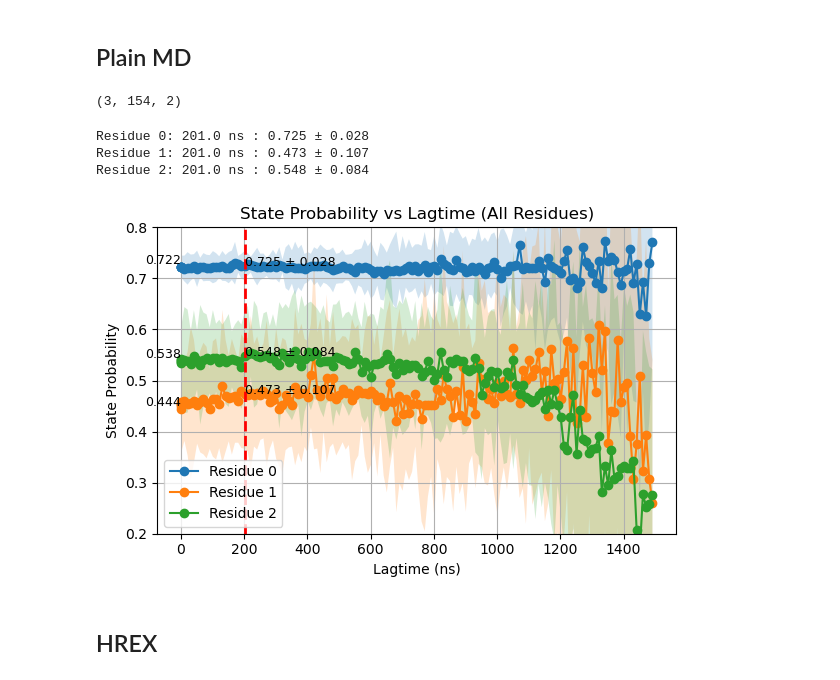
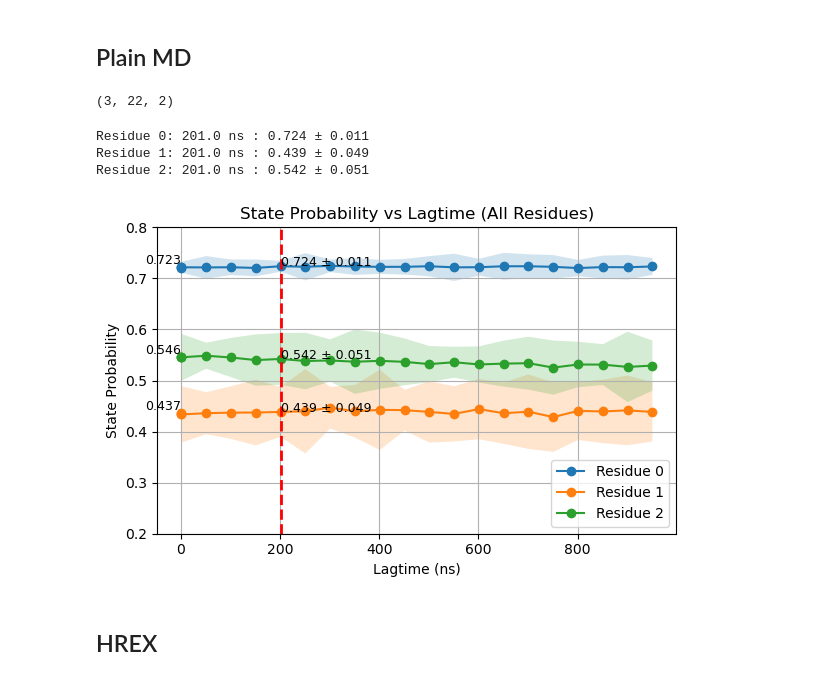
Before and after one commit to starwingc/peptoid_ESM, a Jupyter notebook: Analysis/stationary_population_res.ipynb, the cells around one changed output. Saved outputs shown, nothing was run; the diff lists cells and outputs as text; code cells hidden in the pictures.

```diff
--- a/Analysis/stationary_population_res.ipynb
+++ b/Analysis/stationary_population_res.ipynb
@@ -27,14 +27,14 @@ class Data:
 # %%
 plain_md_path = '../Plain_MD/analysis'
 
-omega_loaded = Data.load(f"{plain_md_path}/autocoorel_data/res_implied_timescale_clustersize_70_withnan.pkl").array_list
+omega_loaded = Data.load(f"{plain_md_path}/autocoorel_data/stationary_distributions_1us_5000stride_res.pkl").array_list
 plain_md_pi_all_means = omega_loaded[0]
 plain_md_pi_all_stds = omega_loaded[1]
 plain_md_lagtimes_ns = omega_loaded[4]
 
 plain_md_pi_all_means.shape
 # %% [output]
-(3, 154, 2)
+(3, 22, 2)
 # %%
 residues = [0, 1, 2]
 dt_in_ns = 0.01  # 10 ps per step
@@ -47,40 +47,40 @@ for res in residues:
 
     plt.plot(plain_md_lagtimes_ns, pi_means[:, 1], '-o', label=f'Residue {res}')
 
     # Add shaded region for standard deviation
     plt.fill_between(plain_md_lagtimes_ns,
                         pi_means[:, 1] + pi_stds[:, 1],  # Upper bound
                         pi_means[:, 1] - pi_stds[:, 1],  # Lower bound
                         alpha=0.2)
 
     # Annotate the first point with its value (index 0)
     first_x0 = plain_md_lagtimes_ns[0]
     first_y0 = pi_means[0, 1]
     plt.text(first_x0, first_y0, f"{first_y0:.3f}", fontsize=9, ha='right', va='bottom')
 
     # Annotate lagtime index 24
-    first_x = plain_md_lagtimes_ns[24]
-    first_y = pi_means[24, 1]
-    first_y_var = pi_stds[24, 1]
+    first_x = plain_md_lagtimes_ns[6]
+    first_y = pi_means[6, 1]
+    first_y_var = pi_stds[6, 1]
     plt.text(first_x, first_y,  f"{first_y:.3f} ± {first_y_var:.3f}", fontsize=9)
     print(f"Residue {res}: {first_x} ns : {first_y:.3f} ± {first_y_var:.3f}")
 
 # Draw vertical line only once at index 24
 plt.axvline(x=first_x, color='r', linestyle='--', linewidth=2)
 
 plt.xlabel("Lagtime (ns)")
 plt.ylabel("State Probability")
 plt.title("State Probability vs Lagtime (All Residues)")
 plt.ylim(0.2, 0.8)
 plt.legend()
 plt.grid(True)
 plt.tight_layout()
 plt.show()
 # %% [output]
-Residue 0: 201.0 ns : 0.725 ± 0.028
-Residue 1: 201.0 ns : 0.473 ± 0.107
-Residue 2: 201.0 ns : 0.548 ± 0.084
+Residue 0: 201.0 ns : 0.724 ± 0.011
+Residue 1: 201.0 ns : 0.439 ± 0.049
+Residue 2: 201.0 ns : 0.542 ± 0.051
-[figure, old version]
+[figure, new version]
 # %% [markdown]
 ## HREX
 # %%
```
Also changed, not shown: parts of 2 cells of this notebook, 7 other files.
